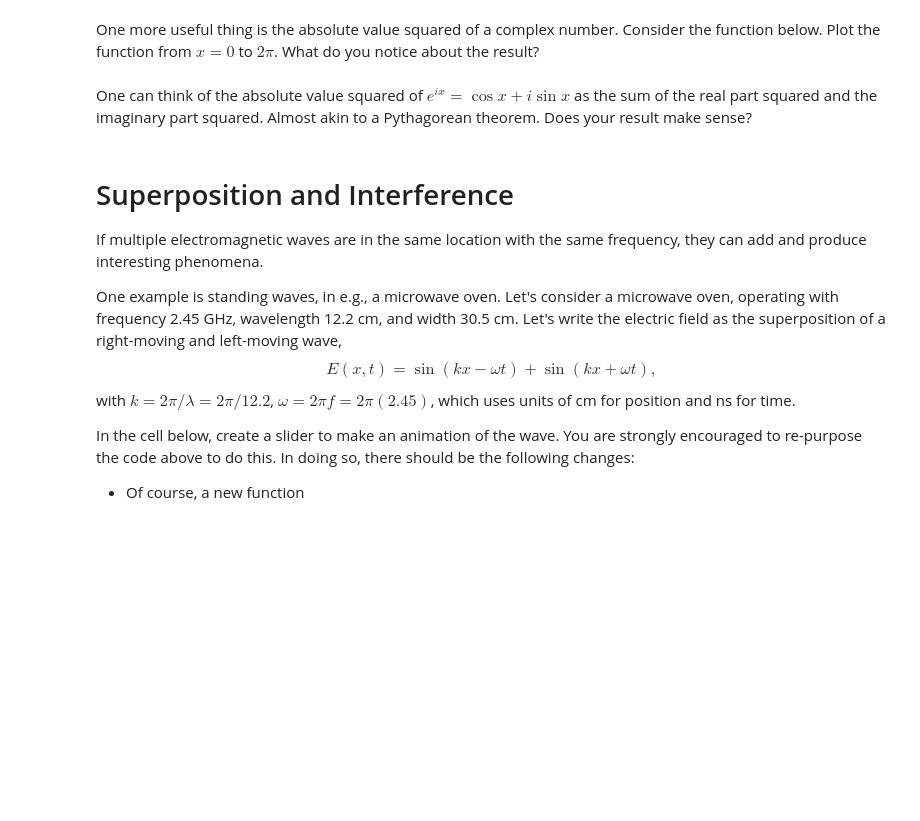
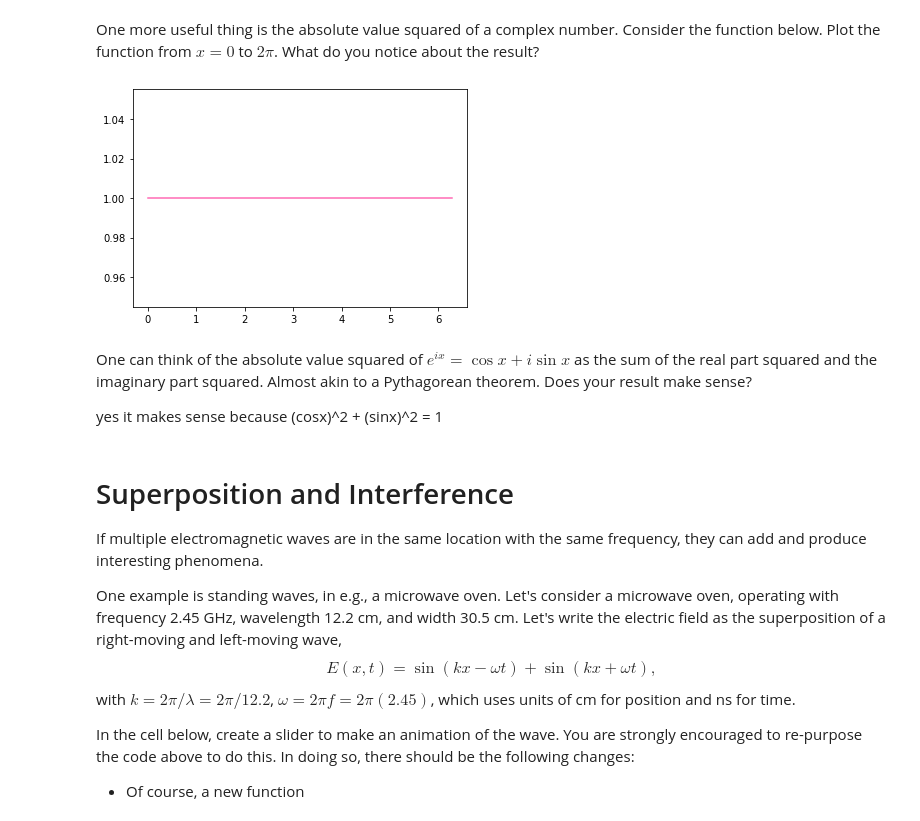
Before and after one commit to nuLABatUSD/IntroComputationLabs, a Jupyter notebook: Lab3_SP22.ipynb, the cells around one changed output. Cells and saved outputs as stored; diff of their text form; code cells hidden in the pictures; blank space fills up the shorter version.

```diff
--- a/Lab3_SP22.ipynb
+++ b/Lab3_SP22.ipynb
@@ -142,8 +254,23 @@ One more useful thing is the absolute value squared of a complex number.  Consid
 # %%
 def absolute_value_squared(x):
     return (np.abs( complex_exponential(x) ))**2
+# %%
+xaxis = np.linspace(0, 2*np.pi)
+funct = np.zeros(len(x))
+
+for i in range(len(x)):
+    funct[i] = absolute_value_squared(xaxis[i])
+
+plt.figure()
+plt.plot(xaxis, funct, color= "hotpink")
+plt.show()
+# %% [output]
+[figure, added]
 # %% [markdown]
 One can think of the absolute value squared of $e^{ix} = \cos x + i \sin x$ as the sum of the real part squared and the imaginary part squared.  Almost akin to a Pythagorean theorem.  Does your result make sense?
+
+
+yes it makes sense because (cosx)^2 + (sinx)^2 = 1
 # %% [markdown]
 # Superposition and Interference
 
```
Also changed, not shown: parts of 19 cells of this notebook, 1 other file.
